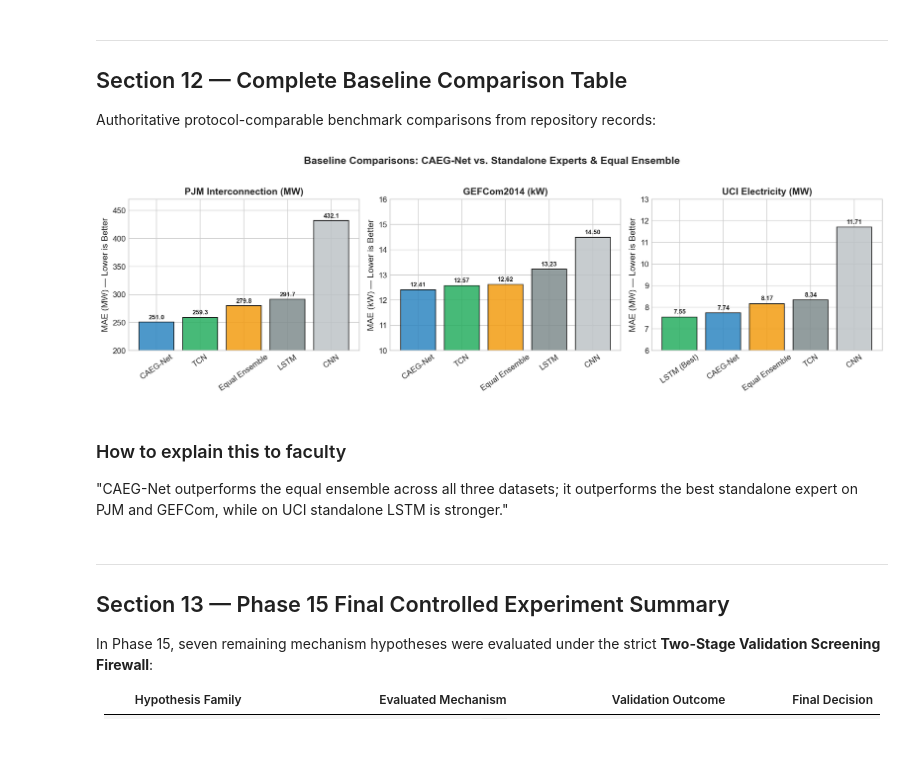
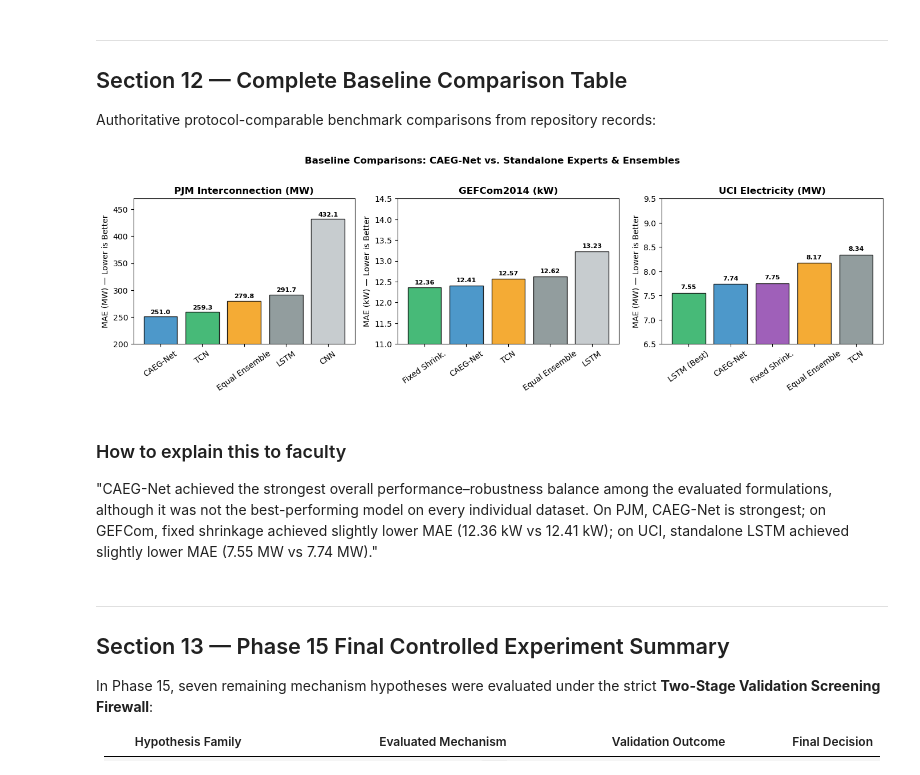
Before and after one commit to vinay-0208/CAEGNET, a Jupyter notebook: research/notebooks/CAEG_Net_Faculty_Review.ipynb, the cells around one changed output. Drawn from its saved outputs; the diff is of its cells as text; code cells hidden in the pictures; blank space fills up the shorter version.

Commit message:
research: finalize CAEG-Net repository, notebook, and dashboard

```diff
--- a/research/notebooks/CAEG_Net_Faculty_Review.ipynb
+++ b/research/notebooks/CAEG_Net_Faculty_Review.ipynb
@@ -298,50 +245,52 @@ Authoritative protocol-comparable benchmark comparisons from repository records:
 # Charts D, E, F: Side-by-Side Baseline Comparisons
 fig, axes = plt.subplots(1, 3, figsize=(14, 4.2))
 
+# Authoritative values from research/results/final_results.md
 pjm_models = ["CAEG-Net", "TCN", "Equal Ensemble", "LSTM", "CNN"]
 pjm_vals = [250.9747, 259.3264, 279.8282, 291.7300, 432.0800]
 
-gef_models = ["CAEG-Net", "TCN", "Equal Ensemble", "LSTM", "CNN"]
-gef_vals = [12.4077, 12.5729, 12.6248, 13.2300, 14.5000]
+gef_models = ["Fixed Shrink.", "CAEG-Net", "TCN", "Equal Ensemble", "LSTM"]
+gef_vals = [12.3607, 12.4077, 12.5729, 12.6248, 13.2300]
 
-uci_models = ["LSTM (Best)", "CAEG-Net", "Equal Ensemble", "TCN", "CNN"]
-uci_vals = [7.5542, 7.7371, 8.1675, 8.3400, 11.7100]
+uci_models = ["LSTM (Best)", "CAEG-Net", "Fixed Shrink.", "Equal Ensemble", "TCN"]
+uci_vals = [7.5542, 7.7371, 7.7523, 8.1675, 8.3400]
 
 colors = ["#2E86C1", "#27AE60", "#F39C12", "#7F8C8D", "#BDC3C7"]
 
 axes[0].bar(pjm_models, pjm_vals, color=colors, edgecolor="black", alpha=0.85)
 axes[0].set_title("PJM Interconnection (MW)", fontweight="bold")
 axes[0].set_ylabel("MAE (MW) — Lower is Better")
 axes[0].tick_params(axis='x', rotation=35)
 axes[0].set_ylim(200, 470)
 for i, v in enumerate(pjm_vals):
     axes[0].text(i, v + 5, f"{v:.1f}", ha="center", fontsize=8, fontweight="bold")
 
-axes[1].bar(gef_models, gef_vals, color=colors, edgecolor="black", alpha=0.85)
+gef_colors = ["#27AE60", "#2E86C1", "#F39C12", "#7F8C8D", "#BDC3C7"]
+axes[1].bar(gef_models, gef_vals, color=gef_colors, edgecolor="black", alpha=0.85)
 axes[1].set_title("GEFCom2014 (kW)", fontweight="bold")
 axes[1].set_ylabel("MAE (kW) — Lower is Better")
 axes[1].tick_params(axis='x', rotation=35)
-axes[1].set_ylim(10, 16)
+axes[1].set_ylim(11, 14.5)
 for i, v in enumerate(gef_vals):
-    axes[1].text(i, v + 0.12, f"{v:.2f}", ha="center", fontsize=8, fontweight="bold")
+    axes[1].text(i, v + 0.08, f"{v:.2f}", ha="center", fontsize=8, fontweight="bold")
 
-uci_colors = ["#27AE60", "#2E86C1", "#F39C12", "#7F8C8D", "#BDC3C7"]
+uci_colors = ["#27AE60", "#2E86C1", "#8E44AD", "#F39C12", "#7F8C8D"]
 axes[2].bar(uci_models, uci_vals, color=uci_colors, edgecolor="black", alpha=0.85)
 axes[2].set_title("UCI Electricity (MW)", fontweight="bold")
 axes[2].set_ylabel("MAE (MW) — Lower is Better")
 axes[2].tick_params(axis='x', rotation=35)
-axes[2].set_ylim(6, 13)
+axes[2].set_ylim(6.5, 9.5)
 for i, v in enumerate(uci_vals):
-    axes[2].text(i, v + 0.15, f"{v:.2f}", ha="center", fontsize=8, fontweight="bold")
+    axes[2].text(i, v + 0.08, f"{v:.2f}", ha="center", fontsize=8, fontweight="bold")
 
-plt.suptitle("Baseline Comparisons: CAEG-Net vs. Standalone Experts & Equal Ensemble", fontweight="bold", y=1.02)
+plt.suptitle("Baseline Comparisons: CAEG-Net vs. Standalone Experts & Ensembles", fontweight="bold", y=1.02)
 plt.tight_layout()
 plt.show()
 # %% [output]
-[figure, old version]
+[figure, new version]
-# %% [markdown]
-### How to explain this to faculty
-"CAEG-Net outperforms the equal ensemble across all three datasets; it outperforms the best standalone expert on PJM and GEFCom, while on UCI standalone LSTM is stronger."
+# %% [markdown]
+### How to explain this to faculty
+"CAEG-Net achieved the strongest overall performance–robustness balance among the evaluated formulations, although it was not the best-performing model on every individual dataset. On PJM, CAEG-Net is strongest; on GEFCom, fixed shrinkage achieved slightly lower MAE (12.36 kW vs 12.41 kW); on UCI, standalone LSTM achieved slightly lower MAE (7.55 MW vs 7.74 MW)."
 # %% [markdown]
 ---
 ## Section 13 — Phase 15 Final Controlled Experiment Summary
```
Also changed, not shown: parts of 30 cells of this notebook, 9 other files.
